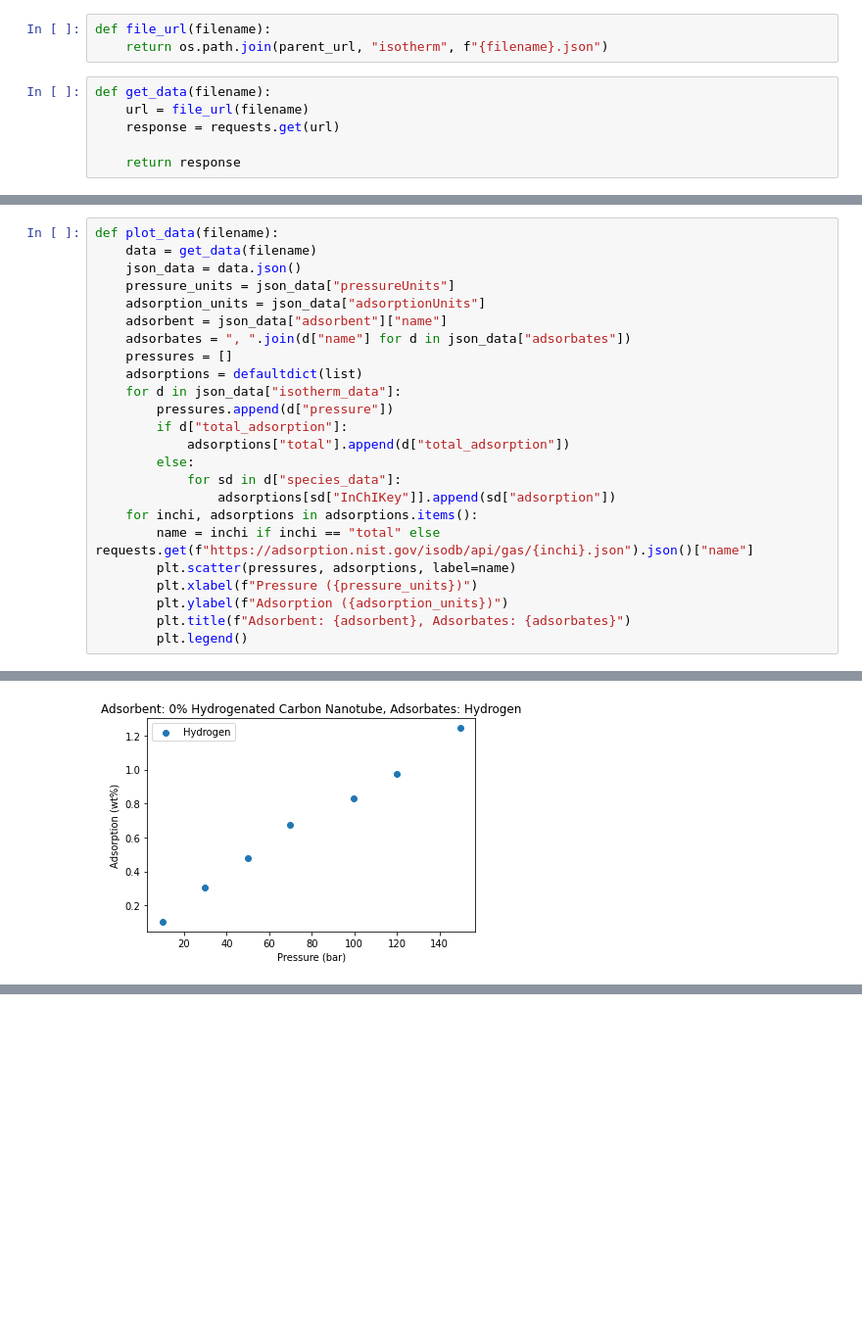
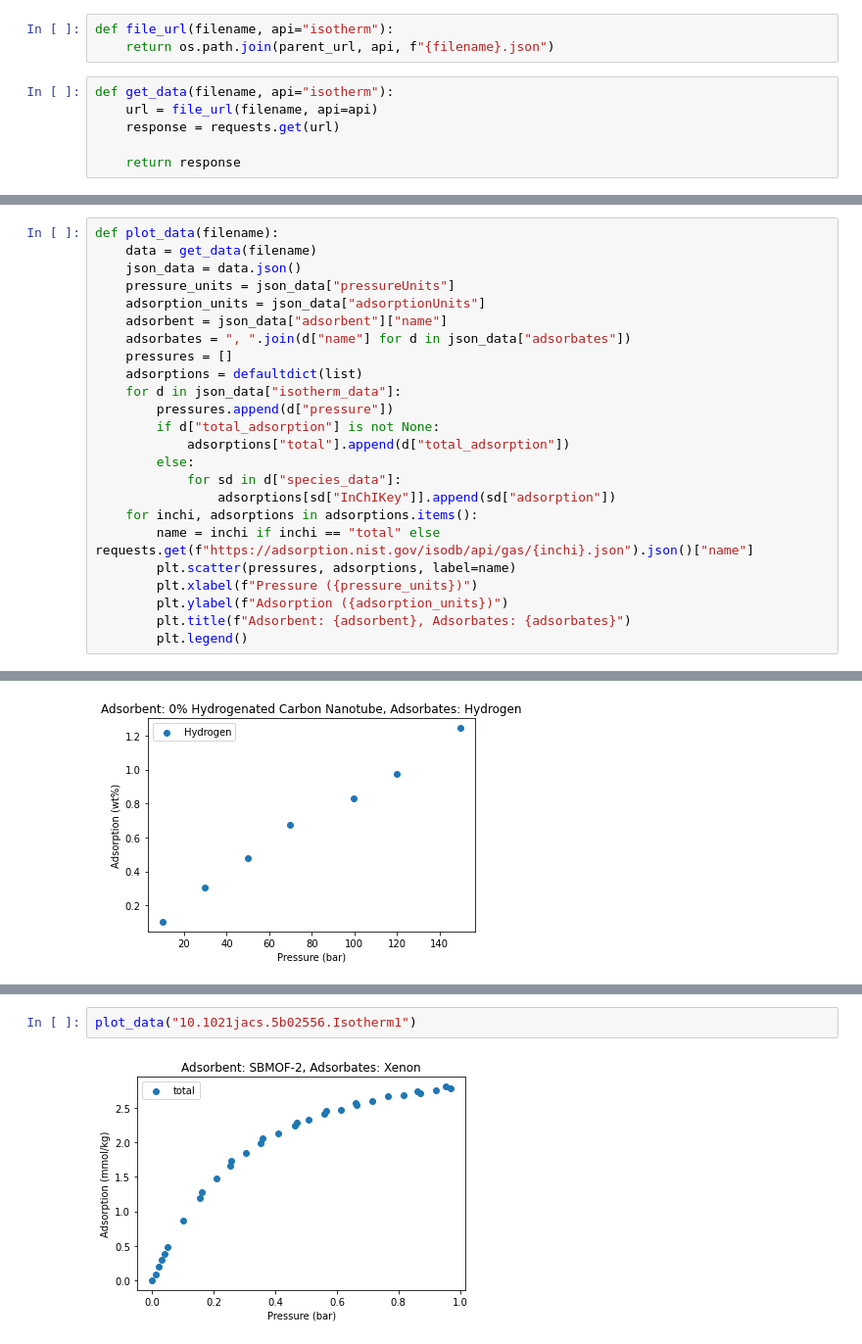
Before and after one commit to kiancm/adsorption, a Jupyter notebook: coverage.ipynb, the cells around one changed output, grey strips where cells are left out. Shown: that part at 98% size. Drawn from its saved outputs; the diff is of its cells as text; blank space fills up the shorter version.

```diff
--- a/coverage.ipynb
+++ b/coverage.ipynb
@@ -10,11 +10,11 @@ import pandas as pd
 parent_url = "https://adsorption.nist.gov/isodb/api/"
 browse_url = os.path.join(parent_url, "isotherms.json")
 # %%
-def file_url(filename):
-    return os.path.join(parent_url, "isotherm", f"{filename}.json")
+def file_url(filename, api="isotherm"):
+    return os.path.join(parent_url, api, f"{filename}.json")
 # %%
-def get_data(filename):
-    url = file_url(filename)
+def get_data(filename, api="isotherm"):
+    url = file_url(filename, api=api)
     response = requests.get(url)
 
     return response
@@ -35,7 +35,7 @@ def plot_data(filename):
     adsorptions = defaultdict(list)
     for d in json_data["isotherm_data"]:
         pressures.append(d["pressure"])
-        if d["total_adsorption"]:
+        if d["total_adsorption"] is not None:
             adsorptions["total"].append(d["total_adsorption"])
         else:
             for sd in d["species_data"]:
@@ -99,0 +116,4 @@ get_data("10.1007s110510132071x.Isotherm1").json()
+# %%
+plot_data("10.1021jacs.5b02556.Isotherm1")
+# %% [output]
+[figure, added]
```
Also changed, not shown: parts of 5 cells of this notebook.
